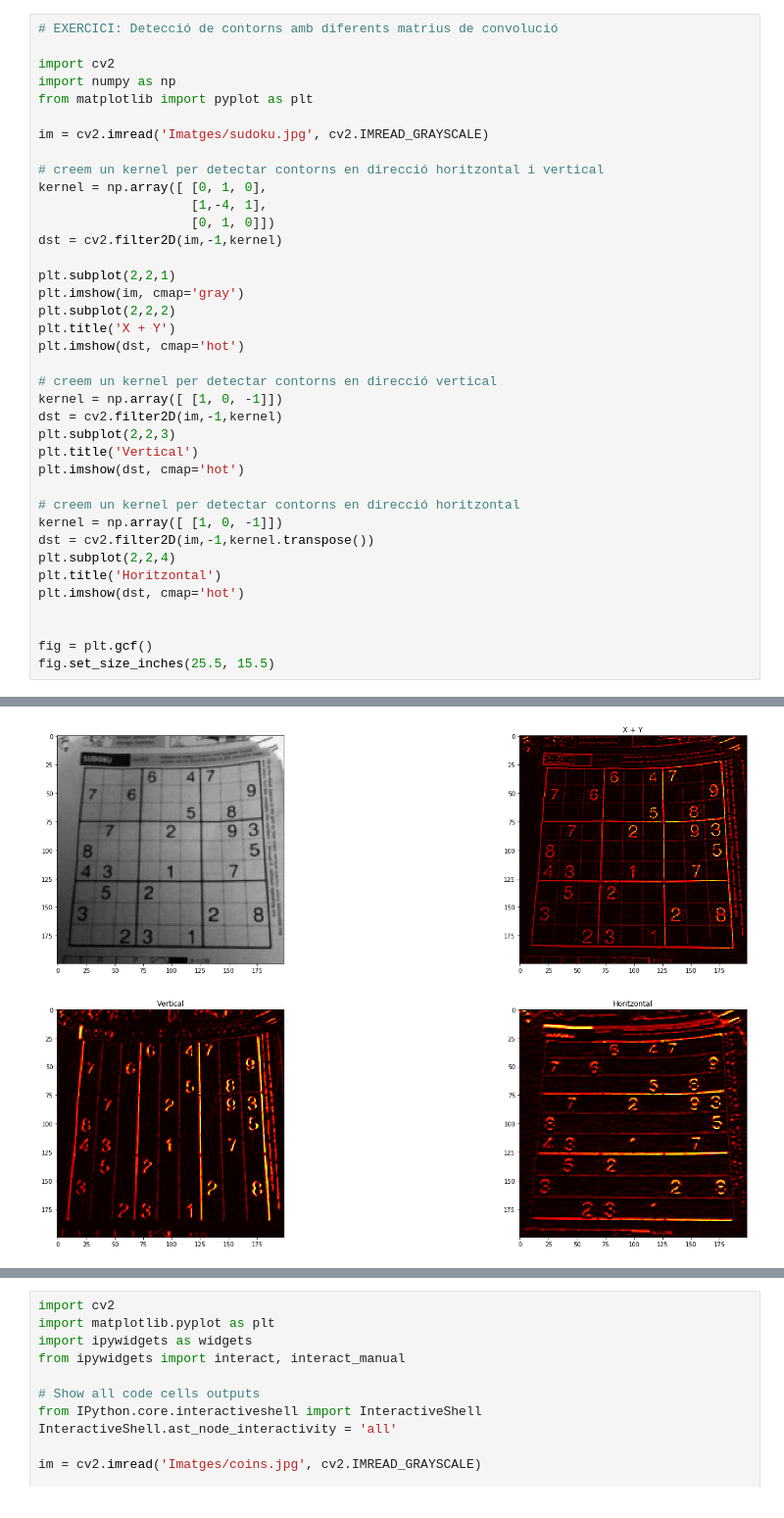
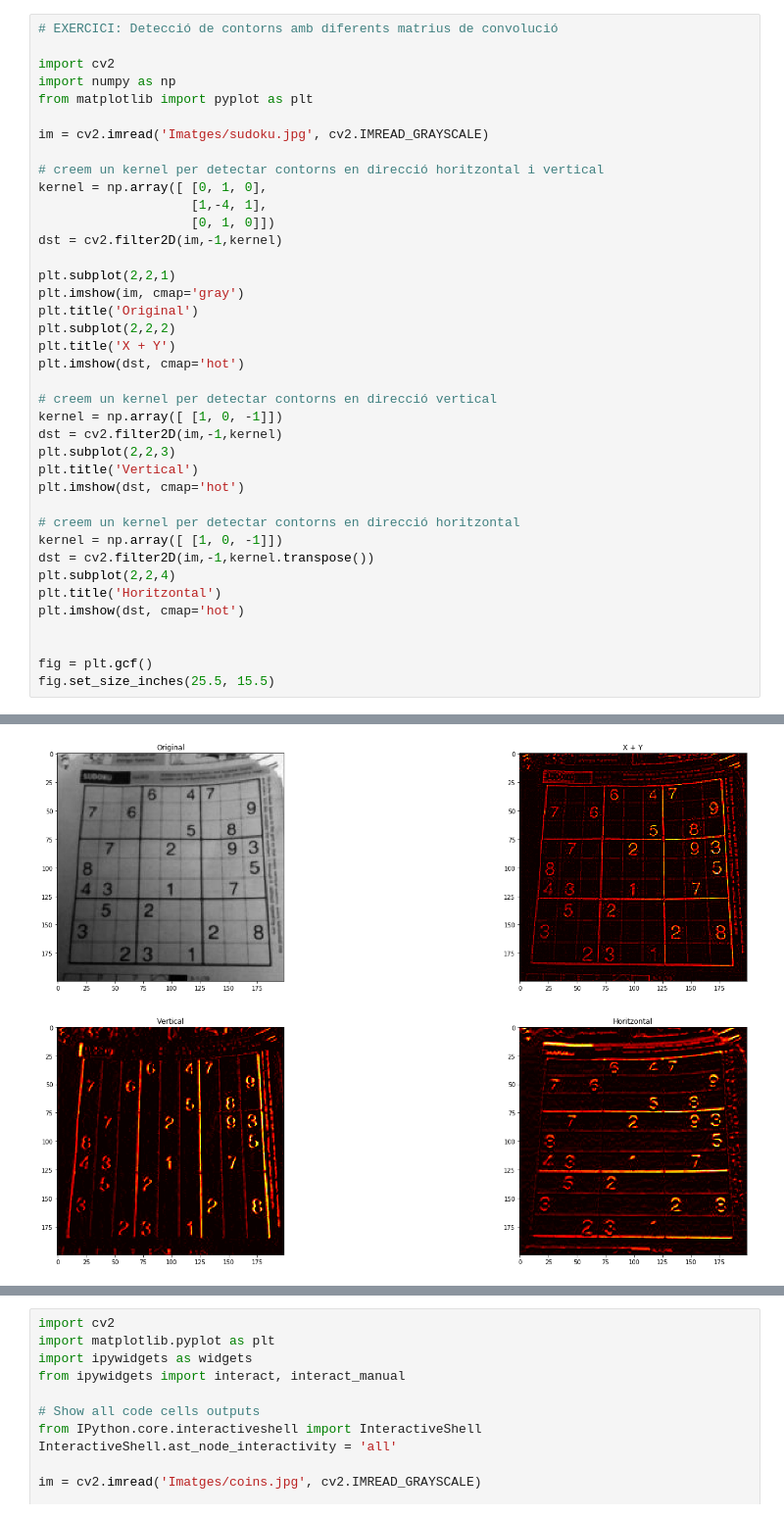
Before and after one commit to ricardborras/curs_soc, a Jupyter notebook: Pla4/4.1_Contorns.ipynb, the cells around one changed output, grey strips where cells are left out. Shown at 98% size. Drawn from its saved outputs; the diff is of its cells as text.

```diff
--- a/Pla4/4.1_Contorns.ipynb
+++ b/Pla4/4.1_Contorns.ipynb
@@ -37,6 +66,7 @@ dst = cv2.filter2D(im,-1,kernel)
 
 plt.subplot(2,2,1)
 plt.imshow(im, cmap='gray')
+plt.title('Original')
 plt.subplot(2,2,2)
 plt.title('X + Y')
 plt.imshow(dst, cmap='hot')
@@ -73 +92 @@ Text(0.5,1,'Horitzontal')
-[figure, old version]
+[figure, new version]
```
Also changed, not shown: parts of 8 cells of this notebook, 17 other files.
